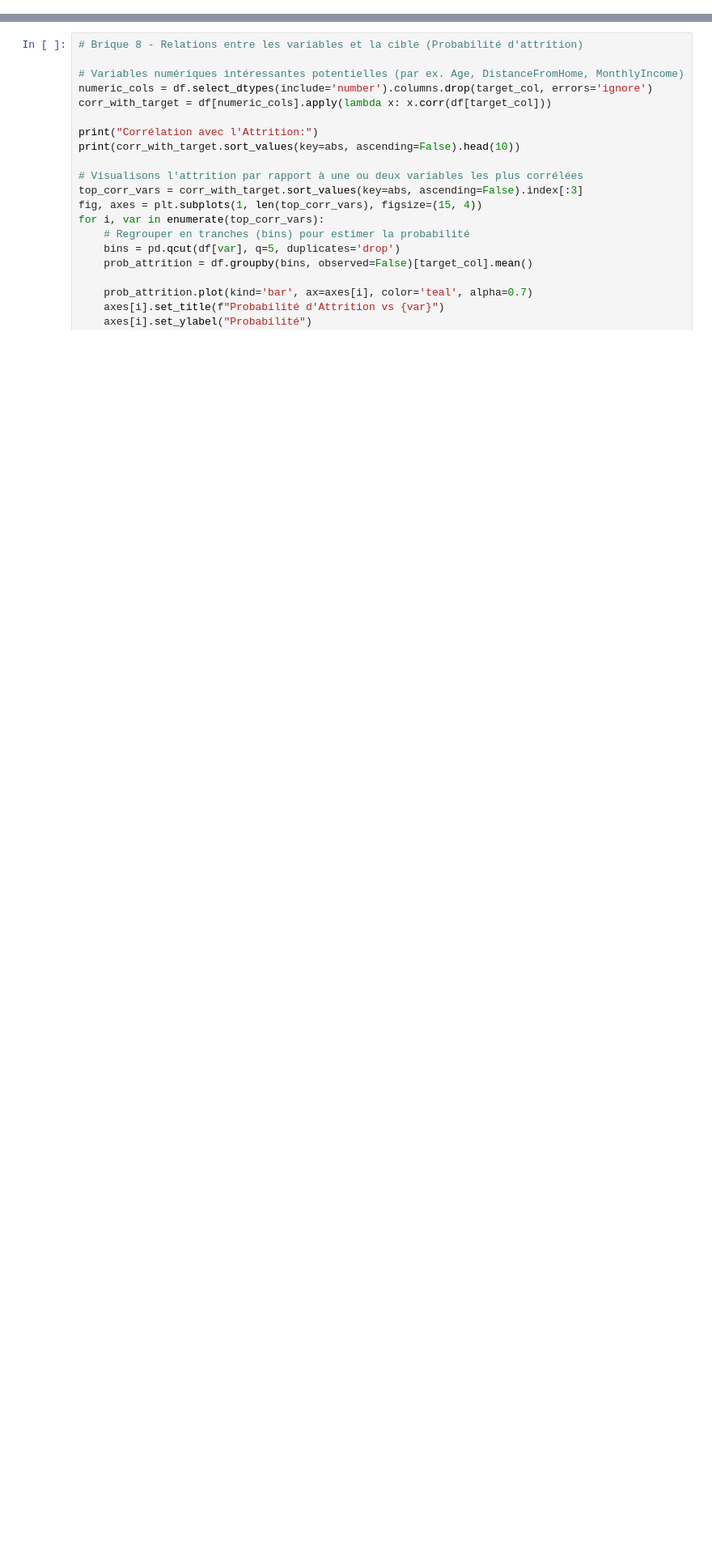
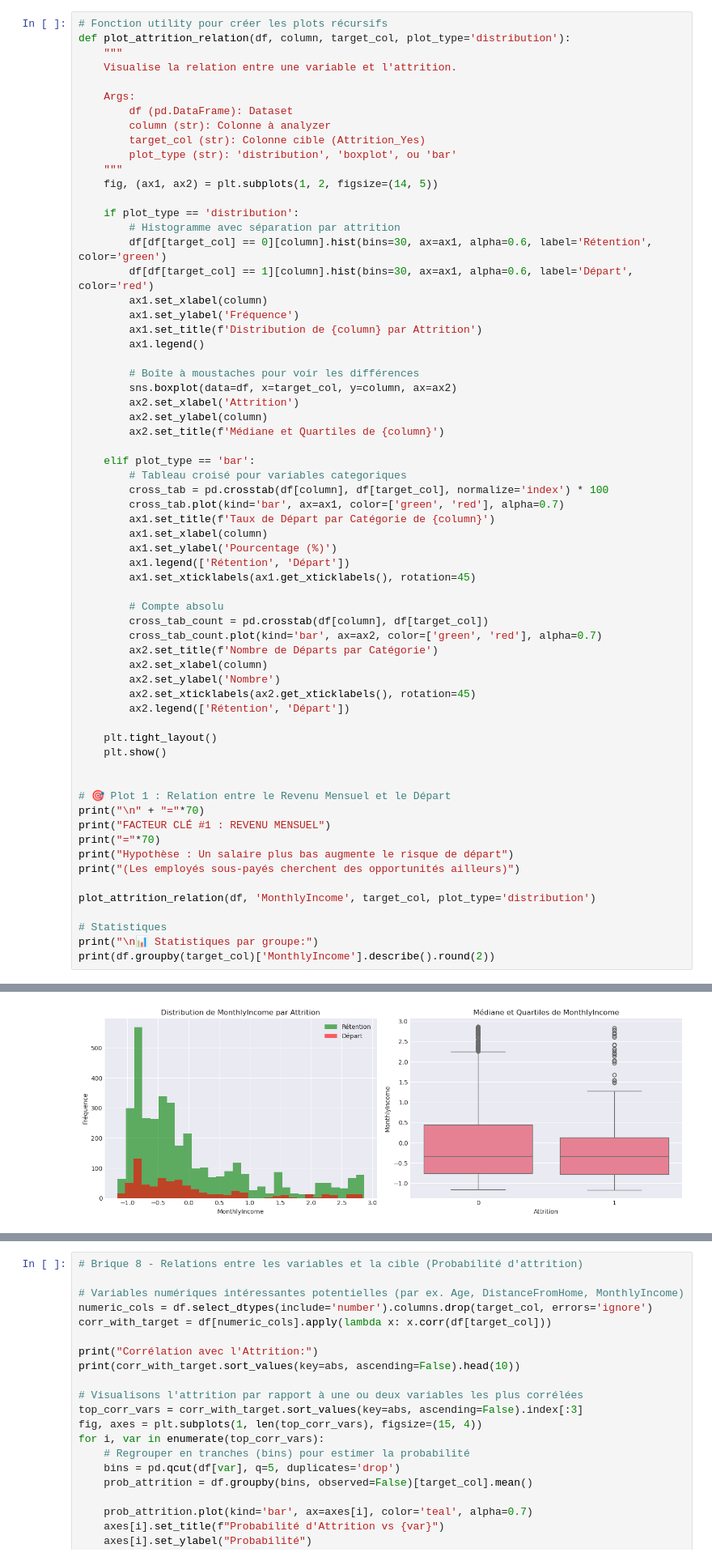
Before and after one commit to AlbanCLV/MachineLearning, a Jupyter notebook: Projet/Classification.ipynb, the cells around one changed output, grey strips where cells are left out. Shown at 81% size. Cells and saved outputs as stored; diff of their text form; blank space fills up the shorter version.

```diff
--- a/Projet/Classification.ipynb
+++ b/Projet/Classification.ipynb
@@ -111,0 +196,65 @@ plt.show()
+# %%
+# Fonction utility pour créer les plots récursifs
+def plot_attrition_relation(df, column, target_col, plot_type='distribution'):
+    """
+    Visualise la relation entre une variable et l'attrition.
+
+    Args:
+        df (pd.DataFrame): Dataset
+        column (str): Colonne à analyzer
+        target_col (str): Colonne cible (Attrition_Yes)
+        plot_type (str): 'distribution', 'boxplot', ou 'bar'
+    """
+    fig, (ax1, ax2) = plt.subplots(1, 2, figsize=(14, 5))
+
+    if plot_type == 'distribution':
+        # Histogramme avec séparation par attrition
+        df[df[target_col] == 0][column].hist(bins=30, ax=ax1, alpha=0.6, label='Rétention', color='green')
+        df[df[target_col] == 1][column].hist(bins=30, ax=ax1, alpha=0.6, label='Départ', color='red')
+        ax1.set_xlabel(column)
+        ax1.set_ylabel('Fréquence')
+        ax1.set_title(f'Distribution de {column} par Attrition')
+        ax1.legend()
+
+        # Boîte à moustaches pour voir les différences
+        sns.boxplot(data=df, x=target_col, y=column, ax=ax2)
+        ax2.set_xlabel('Attrition')
+        ax2.set_ylabel(column)
+        ax2.set_title(f'Médiane et Quartiles de {column}')
+
+    elif plot_type == 'bar':
+        # Tableau croisé pour variables categoriques
+        cross_tab = pd.crosstab(df[column], df[target_col], normalize='index') * 100
+        cross_tab.plot(kind='bar', ax=ax1, color=['green', 'red'], alpha=0.7)
+        ax1.set_title(f'Taux de Départ par Catégorie de {column}')
+        ax1.set_xlabel(column)
+        ax1.set_ylabel('Pourcentage (%)')
+        ax1.legend(['Rétention', 'Départ'])
+        ax1.set_xticklabels(ax1.get_xticklabels(), rotation=45)
+
+        # Compte absolu
+        cross_tab_count = pd.crosstab(df[column], df[target_col])
+        cross_tab_count.plot(kind='bar', ax=ax2, color=['green', 'red'], alpha=0.7)
+        ax2.set_title(f'Nombre de Départs par Catégorie')
+        ax2.set_xlabel(column)
+        ax2.set_ylabel('Nombre')
+        ax2.set_xticklabels(ax2.get_xticklabels(), rotation=45)
+        ax2.legend(['Rétention', 'Départ'])
+
+    plt.tight_layout()
+    plt.show()
+
+
+# 🎯 Plot 1 : Relation entre le Revenu Mensuel et le Départ
+print("\n" + "="*70)
+print("FACTEUR CLÉ #1 : REVENU MENSUEL")
+print("="*70)
+print("Hypothèse : Un salaire plus bas augmente le risque de départ")
+print("(Les employés sous-payés cherchent des opportunités ailleurs)")
+
+plot_attrition_relation(df, 'MonthlyIncome', target_col, plot_type='distribution')
+
+# Statistiques
+print("\n📊 Statistiques par groupe:")
+print(df.groupby(target_col)['MonthlyIncome'].describe().round(2))
+# %% [output]
@@ -111,0 +266 @@ plt.show()
+[figure, added]
```
Also changed, not shown: parts of 39 cells of this notebook, 6 other files.
